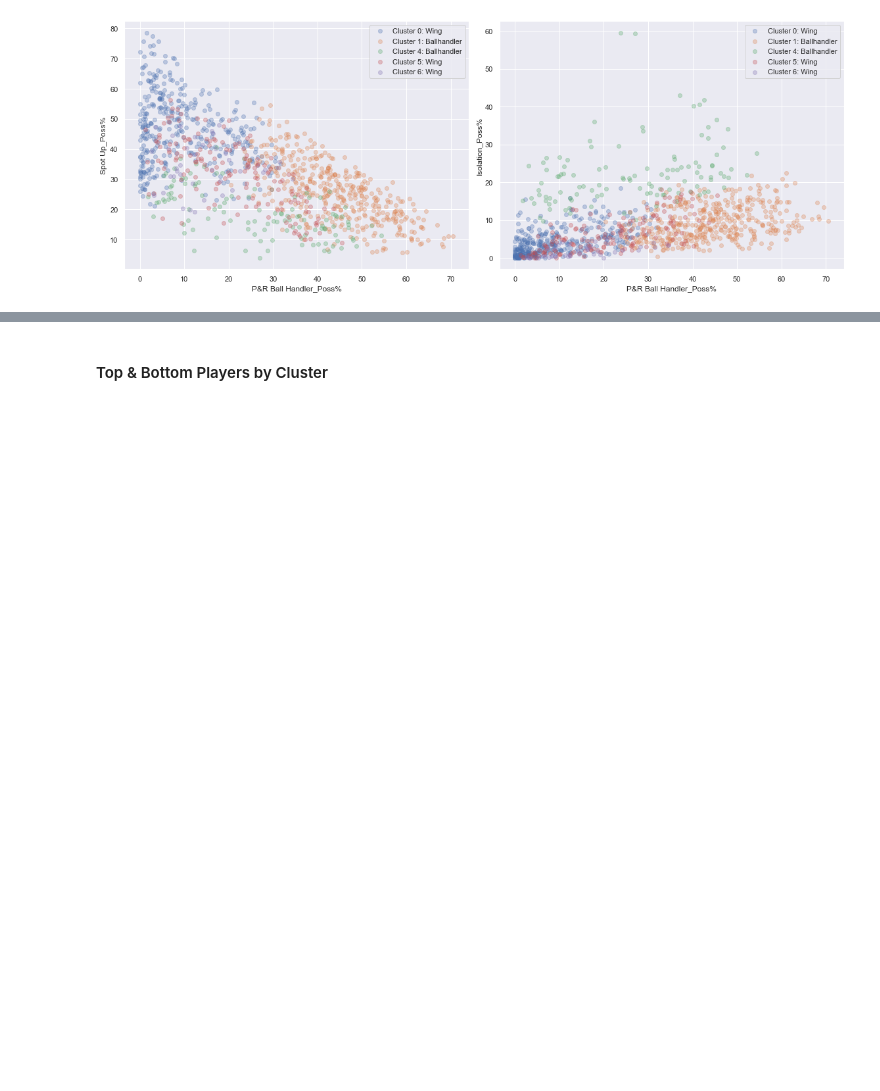
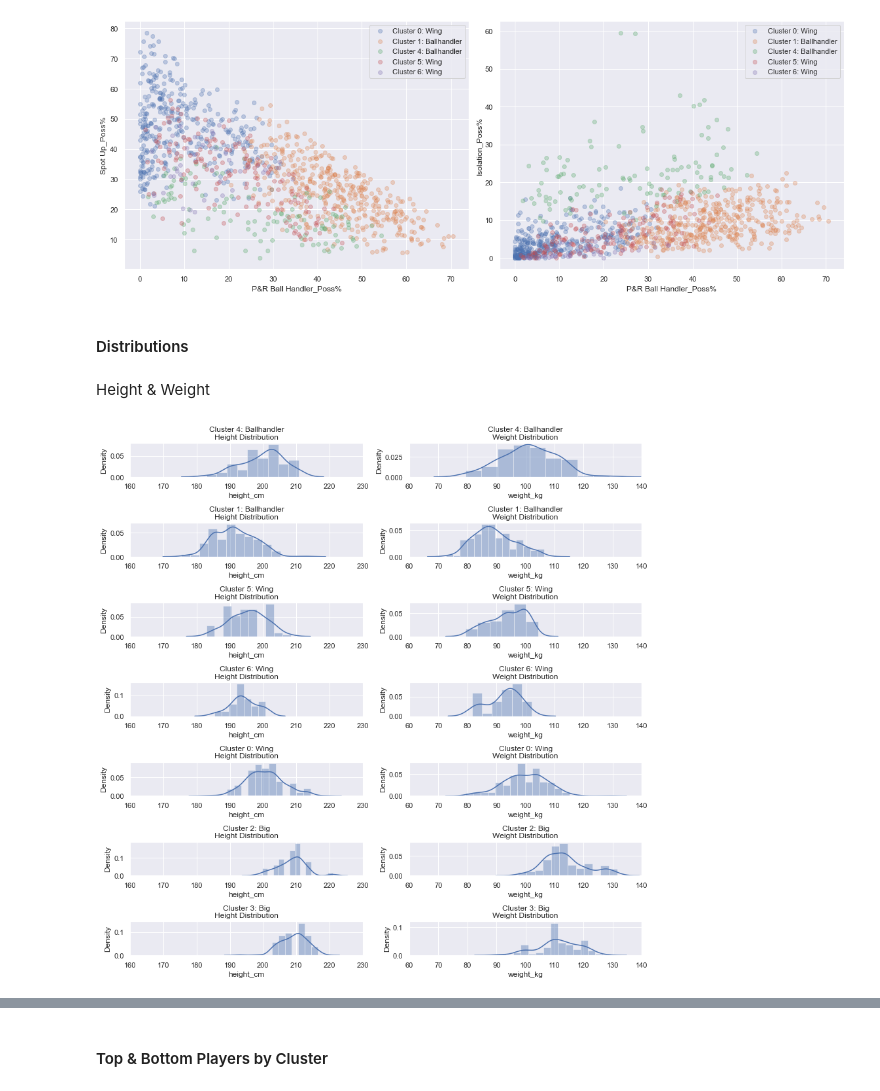
Before and after one commit to xulianrenzoku/synergy_clustering, a Jupyter notebook: nba_clustering_half_court.ipynb, the cells around one changed output, grey strips where cells are left out. Drawn from its saved outputs; the diff is of its cells as text; code cells hidden in the pictures; blank space fills up the shorter version.

Commit message:
Add distribution info

```diff
--- a/nba_clustering_half_court.ipynb
+++ b/nba_clustering_half_court.ipynb
@@ -557,3 +570,21 @@ plot_cluster_res_2d(df[df['player_cluster'].isin([cluster
 plt.tight_layout()
 # %% [output]
 [figure]
+# %% [markdown]
+#### Distributions
+# %% [markdown]
+Height & Weight
+# %%
+figsize(12, 20)
+for idx, cluster in enumerate([4, 1, 5, 6, 0, 2, 3], 0):
+    plt.subplot(12, 2, idx*2+1)
+    sns.distplot(df[df['player_cluster'] == cluster]['height_cm'])
+    plt.title(f'Cluster {cluster}: {cluster_dict[cluster]}\nHeight Distribution')
+    plt.xlim(160, 230)
+    plt.subplot(12, 2, idx*2+2)
+    sns.distplot(df[df['player_cluster'] == cluster]['weight_kg'])
+    plt.title(f'Cluster {cluster}: {cluster_dict[cluster]}\nWeight Distribution')
+    plt.xlim(60, 140)
+plt.tight_layout()
+# %% [output]
+[figure, added]
```
Also changed, not shown: parts of 53 cells of this notebook.
